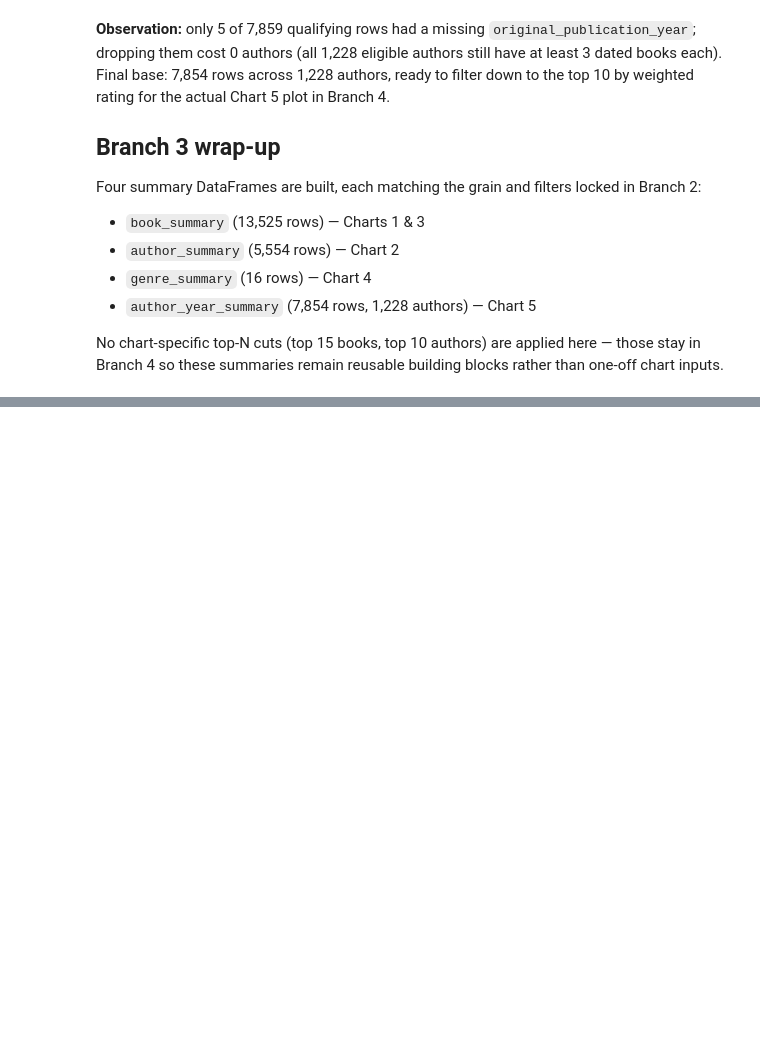
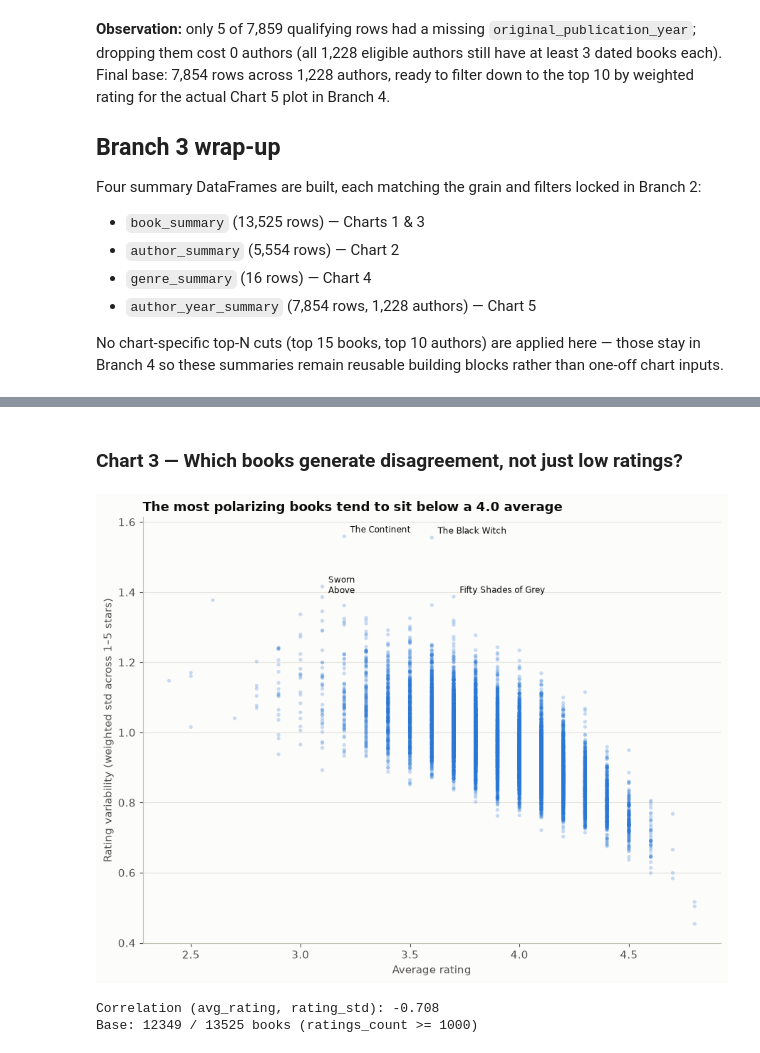
Before and after one commit to Mishiez/what-readers-love, a Jupyter notebook: notebooks/goodreads_eda.ipynb, the cells around one changed output, grey strips where cells are left out. Saved outputs shown, nothing was run; the diff lists cells and outputs as text; code cells hidden in the pictures; blank space fills up the shorter version.

```diff
--- a/notebooks/goodreads_eda.ipynb
+++ b/notebooks/goodreads_eda.ipynb
@@ -462,0 +554,29 @@ No chart-specific top-N cuts (top 15 books, top 10 authors) are applied here —
+# %% [markdown]
+### Chart 3 — Which books generate disagreement, not just low ratings?
+# %%
+qual = book_summary[book_summary['ratings_count'] >= 1000]
+
+fig, ax = plt.subplots(figsize=(9, 7))
+ax.scatter(qual['avg_rating'], qual['rating_std'], s=14, color=BLUE, alpha=0.25, edgecolors='none')
+
+top_controversial = qual.sort_values('rating_std', ascending=False).head(5)
+for _, row in top_controversial.iterrows():
+    ax.annotate(row['original_title'], (row['avg_rating'], row['rating_std']),
+                textcoords='offset points', xytext=(6, 4), fontsize=8.5, color='#0b0b0b')
+
+ax.set_xlabel('Average rating')
+ax.set_ylabel('Rating variability (weighted std across 1–5 stars)')
+ax.set_title('The most polarizing books tend to sit below a 4.0 average',
+              fontsize=13, fontweight='bold', loc='left')
+ax.yaxis.grid(True)
+ax.xaxis.grid(False)
+strip_spines(ax, keep=('bottom', 'left'))
+plt.tight_layout()
+plt.show()
+
+print('Correlation (avg_rating, rating_std):', round(qual['avg_rating'].corr(qual['rating_std']), 3))
+print('Base:', len(qual), '/', len(book_summary), 'books (ratings_count >= 1000)')
+# %% [output]
+[figure, added]
+Correlation (avg_rating, rating_std): -0.708
+Base: 12349 / 13525 books (ratings_count >= 1000)
```
Also changed, not shown: parts of 15 cells of this notebook.
